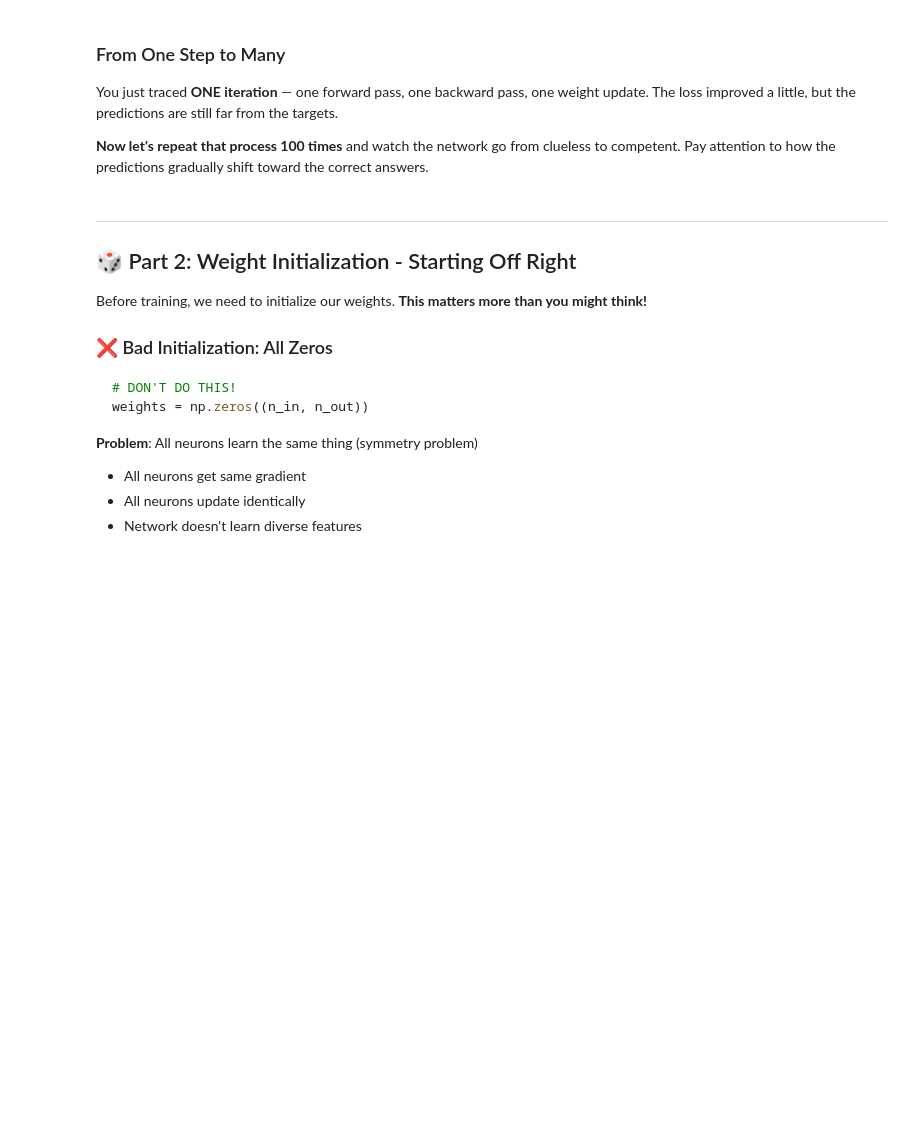
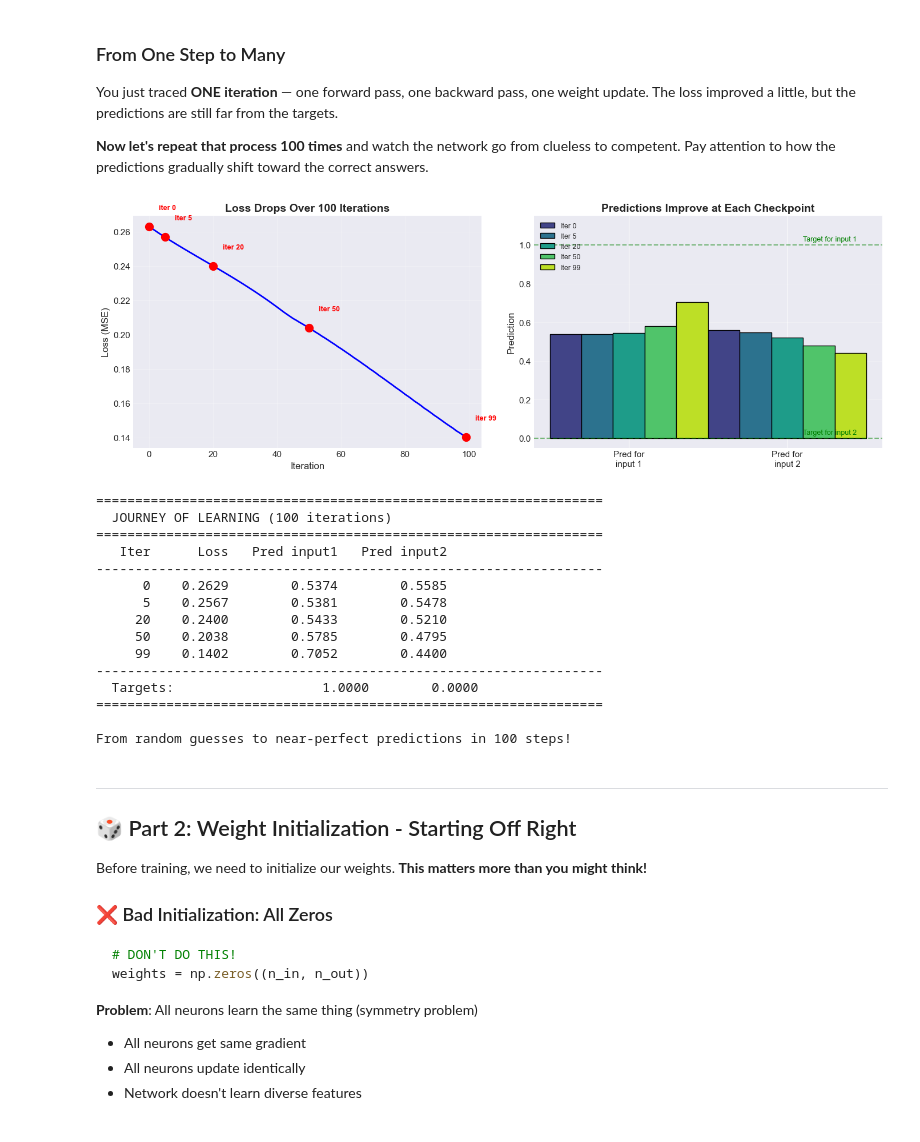
Before and after one commit to brucelee2077/applied-ai-research, a Jupyter notebook: 00-neural-networks/fundamentals/08_training_loop.ipynb, the cells around one changed output. Cells and saved outputs as stored; diff of their text form; code cells hidden in the pictures; blank space fills up the shorter version.

Commit message:
finish training loop

```diff
--- a/00-neural-networks/fundamentals/08_training_loop.ipynb
+++ b/00-neural-networks/fundamentals/08_training_loop.ipynb
@@ -740,7 +804,7 @@ ax1.set_title('Loss Drops Over 100 Iterations', fontsize=14, fontweight='bold')
 ax1.grid(True, alpha=0.3)
 
 # Right: bar chart of predictions at checkpoints
-x_pos = np.arange(len(checkpoint_iters))
+x_pos = np.arange(2)  # 2 positions for 2 training examples
 width = 0.2
 colors = plt.cm.viridis(np.linspace(0.2, 0.9, len(checkpoint_iters)))
 
@@ -752,33 +816,50 @@ for idx, ci in enumerate(checkpoint_iters):
 # Mark targets
 ax2.axhline(y=1.0, color='green', linestyle='--', alpha=0.5)
 ax2.axhline(y=0.0, color='green', linestyle='--', alpha=0.5)
 ax2.text(len(checkpoint_iters) * width + 0.5, 1.02, 'Target for input 1', fontsize=9, color='green')
 ax2.text(len(checkpoint_iters) * width + 0.5, 0.02, 'Target for input 2', fontsize=9, color='green')
 
 ax2.set_xticks(x_pos + width * 2)
 ax2.set_xticklabels(['Pred for\ninput 1', 'Pred for\ninput 2'])
 ax2.set_ylabel('Prediction', fontsize=12)
 ax2.set_title('Predictions Improve at Each Checkpoint', fontsize=14, fontweight='bold')
 ax2.legend(fontsize=9)
 ax2.set_ylim(-0.05, 1.15)
 ax2.grid(True, alpha=0.3, axis='y')
 
 plt.tight_layout()
 plt.show()
 
 # Printed table
 print("\n" + "="*65)
 print("  JOURNEY OF LEARNING (100 iterations)")
 print("="*65)
 print(f"  {'Iter':>5s}  {'Loss':>8s}  {'Pred input1':>12s}  {'Pred input2':>12s}")
 print("-"*65)
 for ci in checkpoint_iters:
     p = checkpoint_preds[ci]
     print(f"  {ci:5d}  {losses[ci]:8.4f}  {p[0]:12.4f}  {p[1]:12.4f}")
 print("-"*65)
 print(f"  Targets:             {'1.0000':>12s}  {'0.0000':>12s}")
 print("="*65)
 print("\nFrom random guesses to near-perfect predictions in 100 steps!")
+# %% [output]
+[figure, added]
+=================================================================
+  JOURNEY OF LEARNING (100 iterations)
+=================================================================
+   Iter      Loss   Pred input1   Pred input2
+-----------------------------------------------------------------
+      0    0.2629        0.5374        0.5585
+      5    0.2567        0.5381        0.5478
+     20    0.2400        0.5433        0.5210
+     50    0.2038        0.5785        0.4795
+     99    0.1402        0.7052        0.4400
+-----------------------------------------------------------------
+  Targets:                   1.0000        0.0000
+=================================================================
+
+From random guesses to near-perfect predictions in 100 steps!
 # %% [markdown]
 ---
 
```
Also changed, not shown: parts of 23 cells of this notebook.
